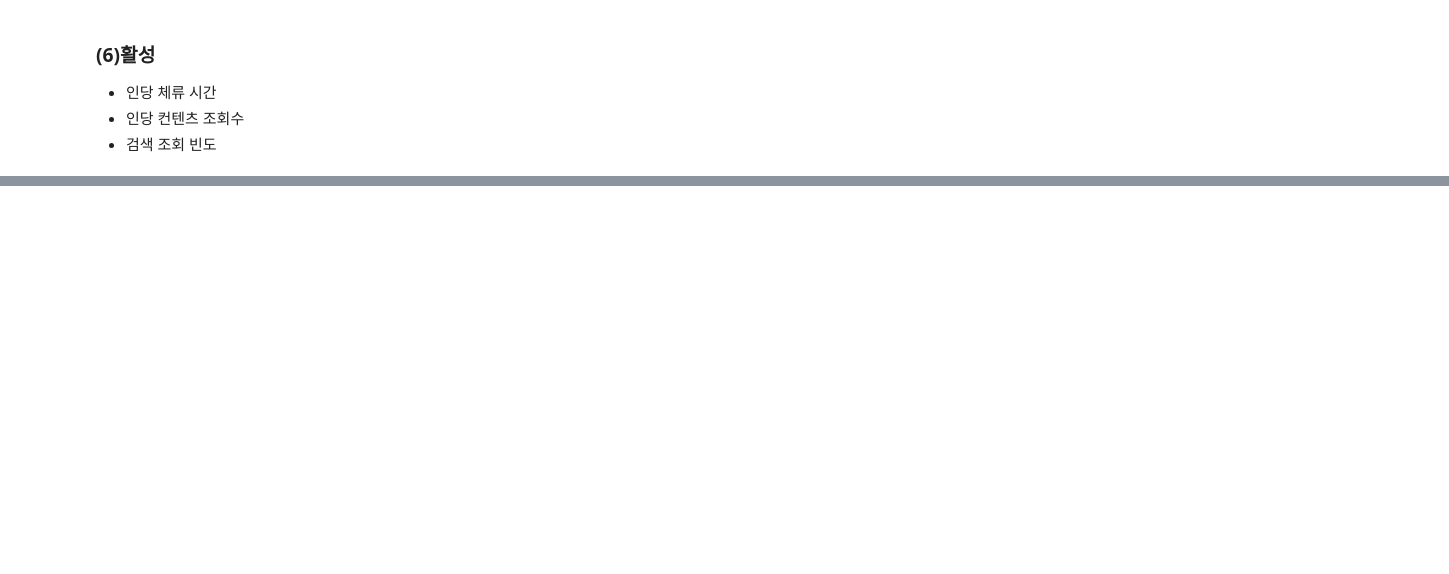
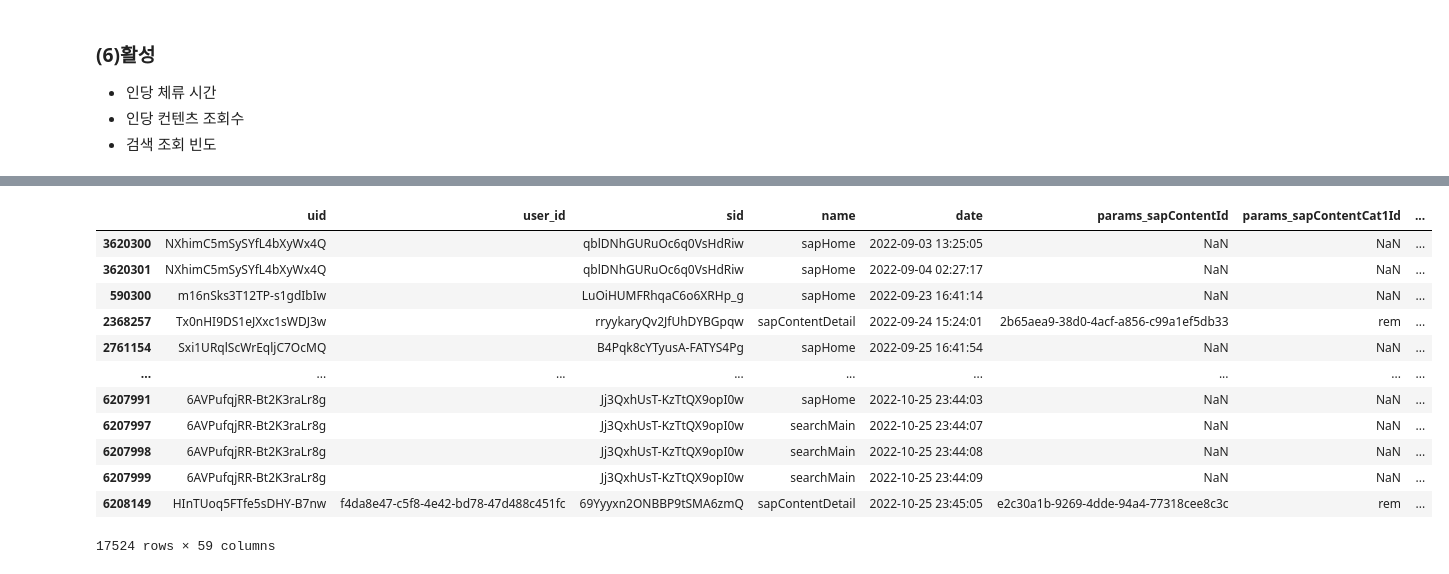
Before and after one commit to tand-datateam-th/kto_prj_git, a Jupyter notebook: [KTO]_Letter_analysis_v1_2210.ipynb, the cells around one changed output, grey strips where cells are left out. Saved outputs shown, nothing was run; the diff lists cells and outputs as text; code cells hidden in the pictures; blank space fills up the shorter version.

```diff
--- a/[KTO]_Letter_analysis_v1_2210.ipynb
+++ b/[KTO]_Letter_analysis_v1_2210.ipynb
@@ -638,0 +817,34 @@ organic 인당 평균 컨텐츠 조회수:  13.8
+# %%
+#########################################
+# 1. 광고 유입 -> 구독 완료
+# ** 시작점: 랜딩 페이지
+#########################################
+
+## 가볼래터 한정 contentdetail -> contentletter로 데이터 값 정정
+df_param_contents_letter['name'] = df_param_contents_letter['name'].apply(
+    lambda x : 'sapContentDetail' if x == 'sapContentDetail' else x)\
+        .replace({'sapContentDetail':'sapContentLetter'})
+
+## 두 df 차집합 구하기
+_df_diff = pd.concat([df_param_all_session, df_param_contents_letter, df_param_contents_letter]).drop_duplicates(keep=False)
+df_param_all_subscribe_referrs = pd.concat([_df_diff, df_param_contents_letter], axis = 0).drop_duplicates(keep='first')
+
+## 세그먼트 데이터 생성
+df_param_all_subscribe_referrs = df_param_all_subscribe_referrs[df_param_all_subscribe_referrs[KEY_ID_DEVICE].isin(
+                            set(lst_subscribe_device) & set(lst_landing_device))]
+
+df_param_all_subscribe_referrs.sort_values(by = 'date').groupby([KEY_ID_DEVICE, 'sid', 'day']).head()
+# %% [output]
+|  | uid | user_id | sid | name | date | params_sapContentId | params_sapContentCat1Id | ... |
+| 3620300 | NXhimC5mSySYfL4bXyWx4Q |  | qblDNhGURuOc6q0VsHdRiw | sapHome | 2022-09-03 13:25:05 | NaN | NaN | ... |
+| 3620301 | NXhimC5mSySYfL4bXyWx4Q |  | qblDNhGURuOc6q0VsHdRiw | sapHome | 2022-09-04 02:27:17 | NaN | NaN | ... |
+| 590300 | m16nSks3T12TP-s1gdIbIw |  | LuOiHUMFRhqaC6o6XRHp_g | sapHome | 2022-09-23 16:41:14 | NaN | NaN | ... |
+| 2368257 | Tx0nHI9DS1eJXxc1sWDJ3w |  | rryykaryQv2JfUhDYBGpqw | sapContentDetail | 2022-09-24 15:24:01 | 2b65aea9-38d0-4acf-a856-c99a1ef5db33 | rem | ... |
+| 2761154 | Sxi1URqlScWrEqljC7OcMQ |  | B4Pqk8cYTyusA-FATYS4Pg | sapHome | 2022-09-25 16:41:54 | NaN | NaN | ... |
+| ... | ... | ... | ... | ... | ... | ... | ... | ... |
+| 6207991 | 6AVPufqjRR-Bt2K3raLr8g |  | Jj3QxhUsT-KzTtQX9opI0w | sapHome | 2022-10-25 23:44:03 | NaN | NaN | ... |
+| 6207997 | 6AVPufqjRR-Bt2K3raLr8g |  | Jj3QxhUsT-KzTtQX9opI0w | searchMain | 2022-10-25 23:44:07 | NaN | NaN | ... |
+| 6207998 | 6AVPufqjRR-Bt2K3raLr8g |  | Jj3QxhUsT-KzTtQX9opI0w | searchMain | 2022-10-25 23:44:08 | NaN | NaN | ... |
+| 6207999 | 6AVPufqjRR-Bt2K3raLr8g |  | Jj3QxhUsT-KzTtQX9opI0w | searchMain | 2022-10-25 23:44:09 | NaN | NaN | ... |
+| 6208149 | HInTUoq5FTfe5sDHY-B7nw | f4da8e47-c5f8-4e42-bd78-47d488c451fc | 69Yyyxn2ONBBP9tSMA6zmQ | sapContentDetail | 2022-10-25 23:45:05 | e2c30a1b-9269-4dde-94a4-77318cee8c3c | rem | ... |
+17524 rows × 59 columns
```
Also changed, not shown: parts of 24 cells of this notebook.
